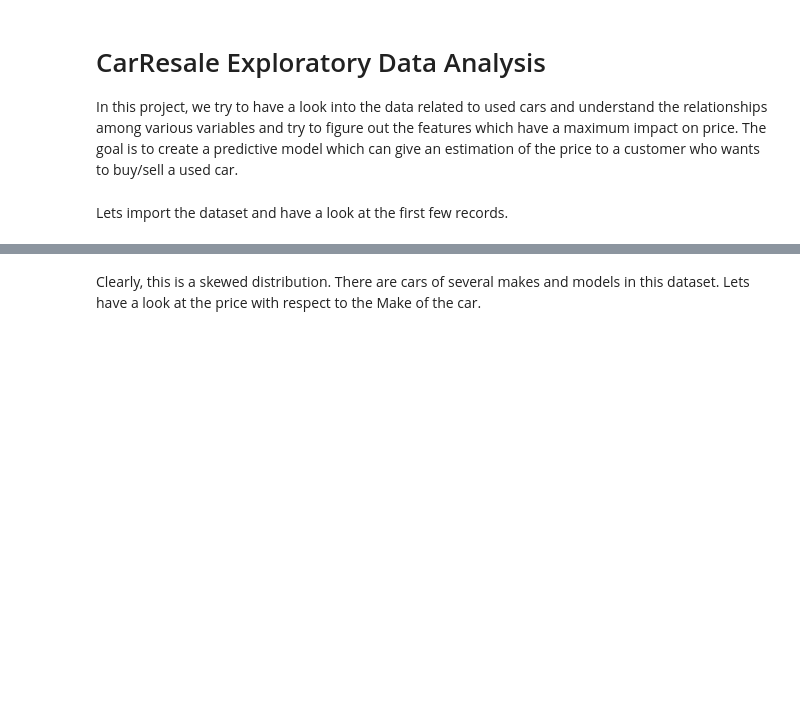
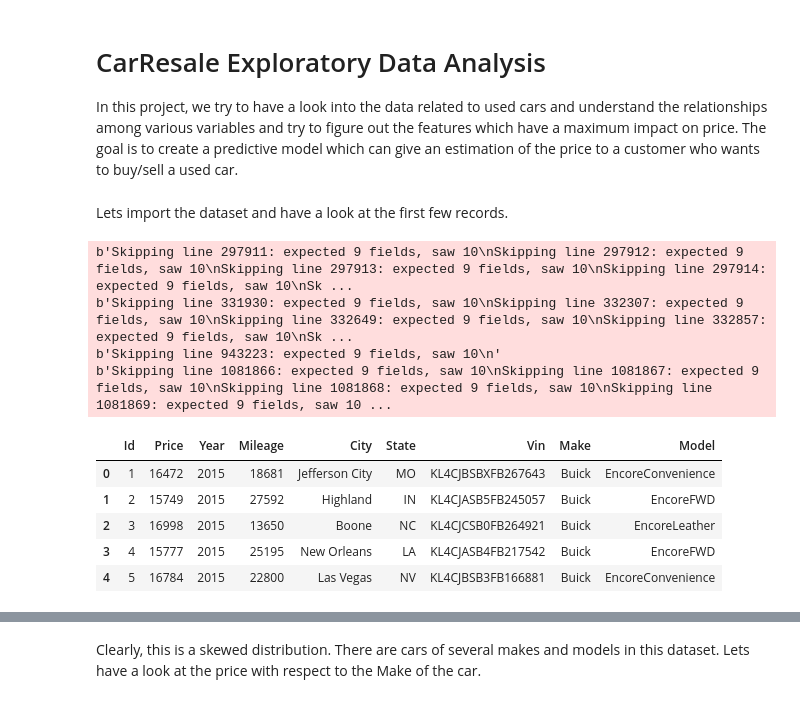
Before and after one commit to anirbankonar123/Hackathon18, a Jupyter notebook: AutoData_Mileage.ipynb, the cells around one changed output, grey strips where cells are left out. Drawn from its saved outputs; the diff is of its cells as text; code cells hidden in the pictures; blank space fills up the shorter version.

```diff
--- a/AutoData_Mileage.ipynb
+++ b/AutoData_Mileage.ipynb
@@ -14,7 +14,18 @@ from collections import OrderedDict
 # %% [markdown]
 Lets import the dataset and have a look at the first few records.
 # %%
-carSales = pd.read_csv('tc20171021.csv',sep=",", error_bad_lines=False)
+carSales = pd.read_csv('C:/Users/hackuser1/Hackathon18/tc20171021.csv/tc20171021.csv',sep=",", error_bad_lines=False)
 carSales.head()
+# %% [output]
+b'Skipping line 297911: expected 9 fields, saw 10\nSkipping line 297912: expected 9 fields, saw 10\nSkipping line 297913: expected 9 fields, saw 10\nSkipping line 297914: expected 9 fields, saw 10\nSk ...
+b'Skipping line 331930: expected 9 fields, saw 10\nSkipping line 332307: expected 9 fields, saw 10\nSkipping line 332649: expected 9 fields, saw 10\nSkipping line 332857: expected 9 fields, saw 10\nSk ...
+b'Skipping line 943223: expected 9 fields, saw 10\n'
+b'Skipping line 1081866: expected 9 fields, saw 10\nSkipping line 1081867: expected 9 fields, saw 10\nSkipping line 1081868: expected 9 fields, saw 10\nSkipping line 1081869: expected 9 fields, saw 10 ...
+|  | Id | Price | Year | Mileage | City | State | Vin | Make | Model |
+| 0 | 1 | 16472 | 2015 | 18681 | Jefferson City | MO | KL4CJBSBXFB267643 | Buick | EncoreConvenience |
+| 1 | 2 | 15749 | 2015 | 27592 | Highland | IN | KL4CJASB5FB245057 | Buick | EncoreFWD |
+| 2 | 3 | 16998 | 2015 | 13650 | Boone | NC | KL4CJCSB0FB264921 | Buick | EncoreLeather |
+| 3 | 4 | 15777 | 2015 | 25195 | New Orleans | LA | KL4CJASB4FB217542 | Buick | EncoreFWD |
+| 4 | 5 | 16784 | 2015 | 22800 | Las Vegas | NV | KL4CJBSB3FB166881 | Buick | EncoreConvenience |
 # %%
 carSales.info()
```
Also changed, not shown: parts of 6 cells of this notebook, 3 other files.
